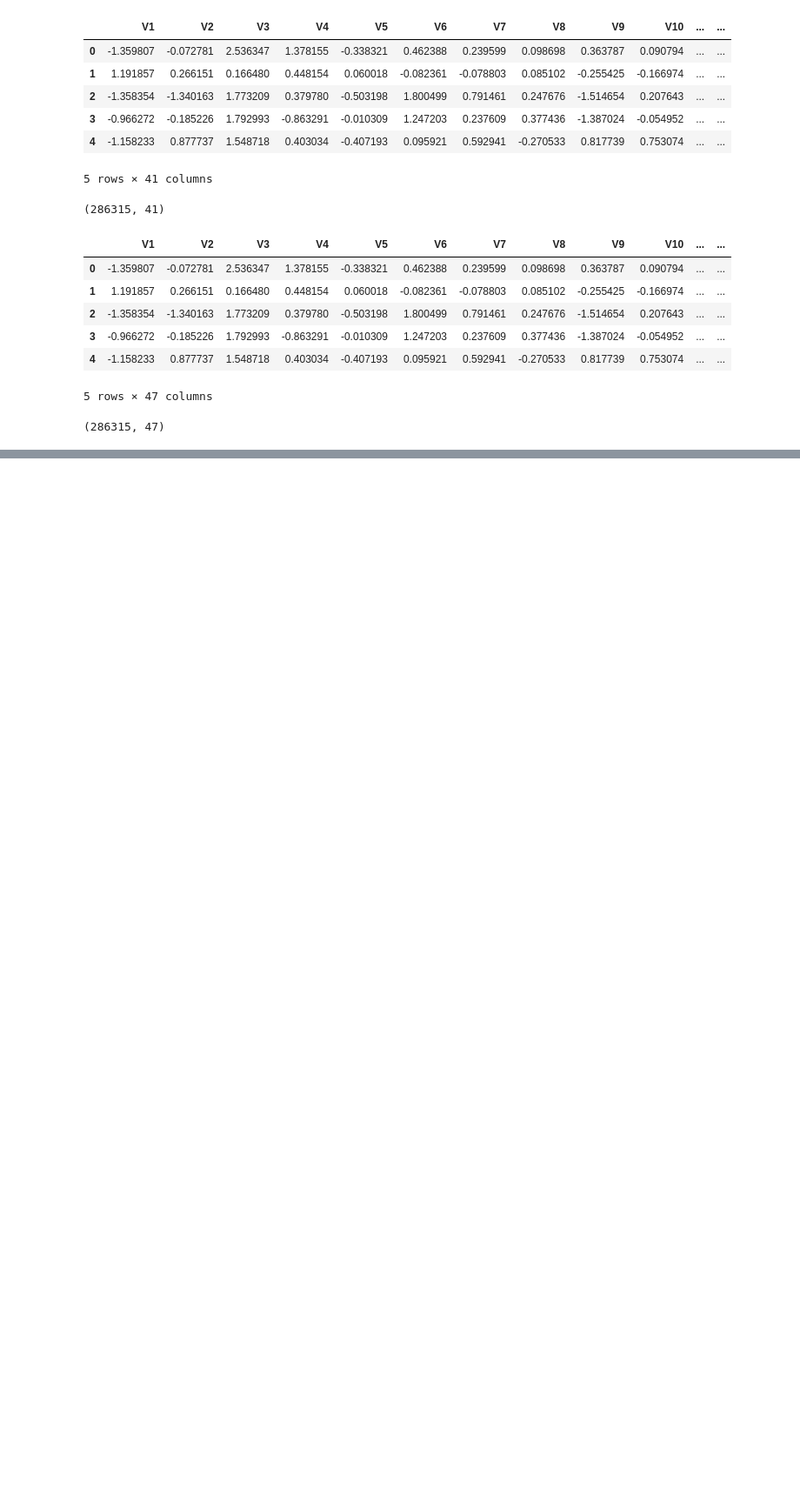
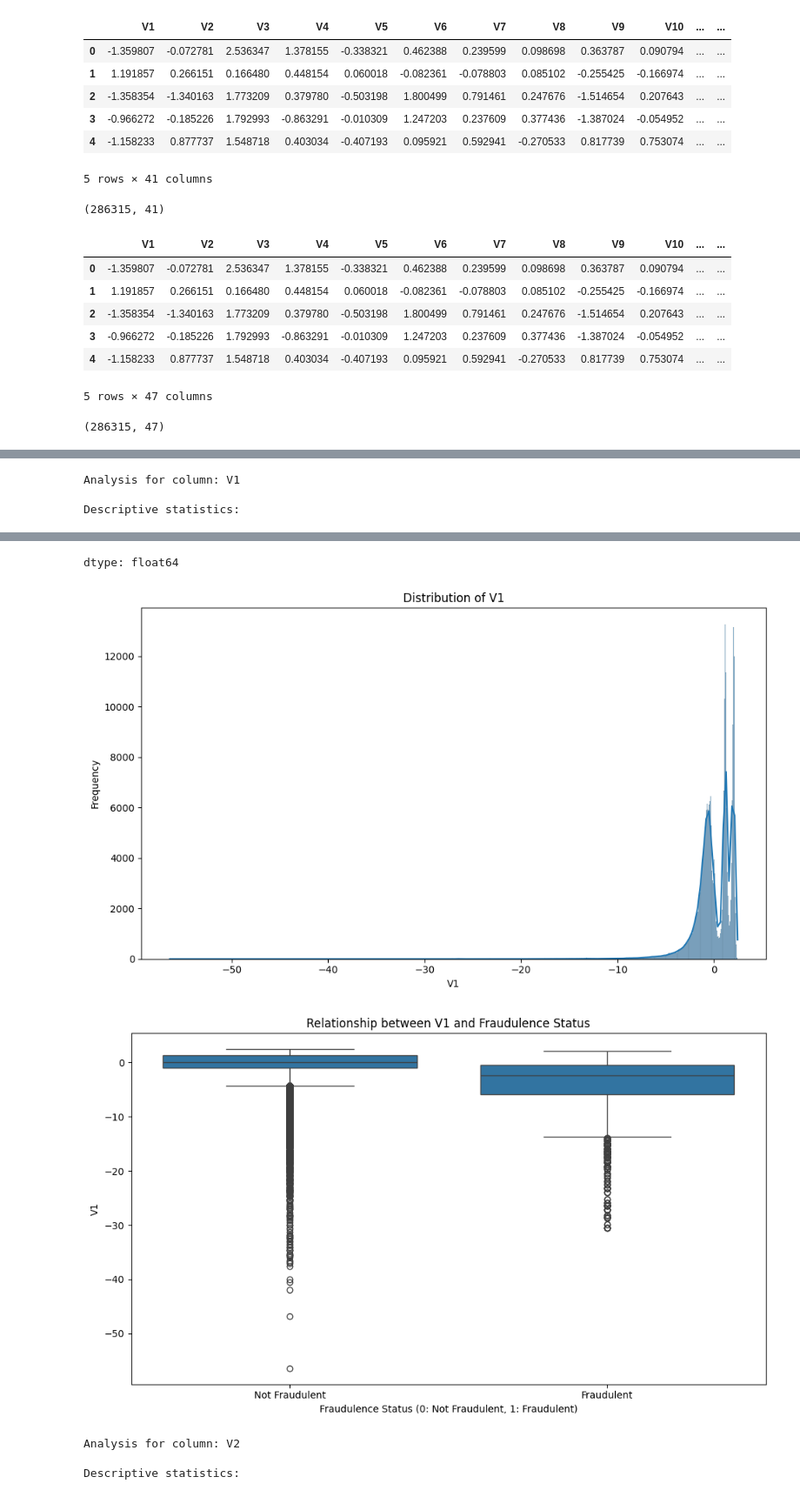
Before and after one commit to enicaking/bluetab-uc3m-project-repo, a Jupyter notebook: Bluetab_1.ipynb, the cells around one changed output, grey strips where cells are left out. Shown at 87% size. Cells and saved outputs as stored; diff of their text form; code cells hidden in the pictures; blank space fills up the shorter version.

```diff
--- a/Bluetab_1.ipynb
+++ b/Bluetab_1.ipynb
@@ -338,0 +469,30 @@ print(df.shape)
+# %%
+for col in numeric_df:
+    print(f"\nAnalysis for column: {col}")
+
+    # Calculate descriptive statistics
+    print("\nDescriptive statistics:")
+    display(df[col].describe())
+
+    # Visualize distribution of the numeric variable
+    plt.figure(figsize=(10, 6))
+    sns.histplot(data=df, x=col, kde=True)
+    plt.title(f'Distribution of {col}')
+    plt.xlabel(col)
+    plt.ylabel('Frequency')
+    plt.tight_layout()
+    plt.show()
+
+    # Analyze relationship with survival_status
+    plt.figure(figsize=(10, 6))
+    sns.boxplot(data=df, x='Class', y=col)
+    plt.title(f'Relationship between {col} and Fraudulence Status')
+    plt.xlabel('Fraudulence Status (0: Not Fraudulent, 1: Fraudulent)')
+    plt.ylabel(col)
+    plt.xticks([0, 1], ['Not Fraudulent', 'Fraudulent'])
+    plt.tight_layout()
+    plt.show()
+# %% [output]
+Analysis for column: V1
+
+Descriptive statistics:
@@ -338,0 +508,6 @@ print(df.shape)
+dtype: float64
+[figure, added]
+[figure, added]
+Analysis for column: V2
+
+Descriptive statistics:
```
Also changed, not shown: parts of 18 cells of this notebook.
